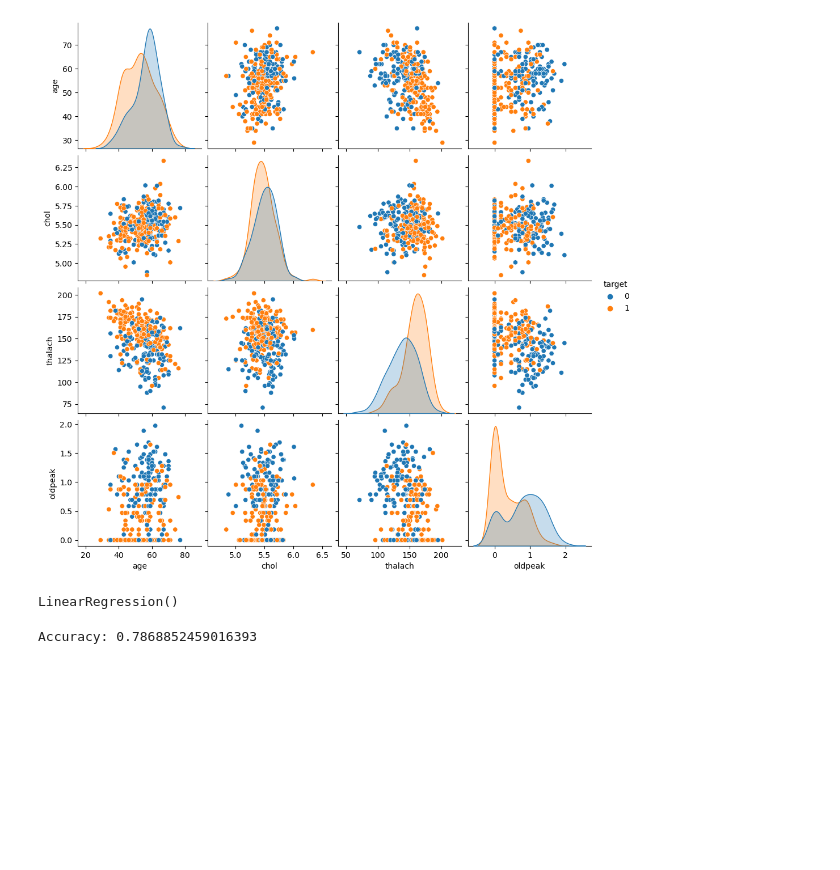
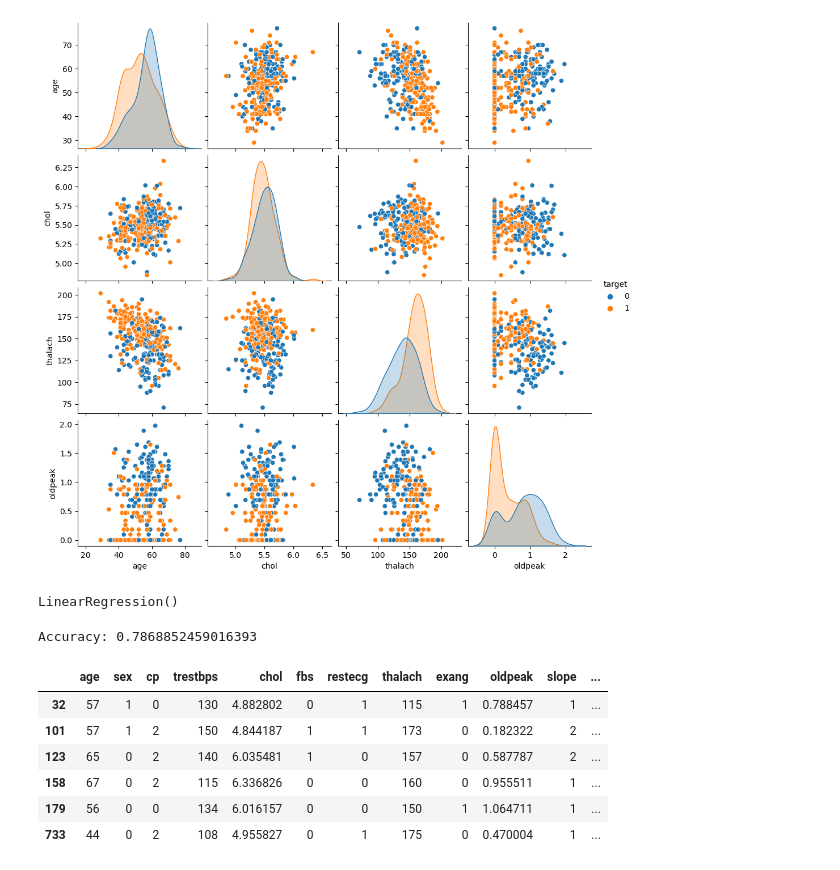
Before and after one commit to CHARAN9606/Take_It_Smart, a Jupyter notebook: Heart_disease.ipynb, the cells around one changed output. Drawn from its saved outputs; the diff is of its cells as text; code cells hidden in the pictures; blank space fills up the shorter version.

```diff
--- a/Heart_disease.ipynb
+++ b/Heart_disease.ipynb
@@ -134,3 +132,19 @@ from sklearn.metrics import accuracy_score
 print("Accuracy:", accuracy_score(y_test, y_pred_class))
 # %% [output]
 Accuracy: 0.7868852459016393
+# %%
+Q1 = df.loc[:,'chol'].quantile(0.25)
+Q3 = df.loc[:,'chol'].quantile(0.75)
+IQR = Q3-Q1
+lower_limit = Q1-1.5*IQR
+upper_limit = Q3+1.5*IQR
+# %%
+df[(df.loc[:,'chol']>upper_limit) | (df.loc[:,'chol']<lower_limit)]
+# %% [output]
+|  | age | sex | cp | trestbps | chol | fbs | restecg | thalach | exang | oldpeak | slope | ... |
+| 32 | 57 | 1 | 0 | 130 | 4.882802 | 0 | 1 | 115 | 1 | 0.788457 | 1 | ... |
+| 101 | 57 | 1 | 2 | 150 | 4.844187 | 1 | 1 | 173 | 0 | 0.182322 | 2 | ... |
+| 123 | 65 | 0 | 2 | 140 | 6.035481 | 1 | 0 | 157 | 0 | 0.587787 | 2 | ... |
+| 158 | 67 | 0 | 2 | 115 | 6.336826 | 0 | 0 | 160 | 0 | 0.955511 | 1 | ... |
+| 179 | 56 | 0 | 0 | 134 | 6.016157 | 0 | 0 | 150 | 1 | 1.064711 | 1 | ... |
+| 733 | 44 | 0 | 2 | 108 | 4.955827 | 0 | 1 | 175 | 0 | 0.470004 | 1 | ... |
```
Also changed, not shown: parts of 27 cells of this notebook, 2 other files.
